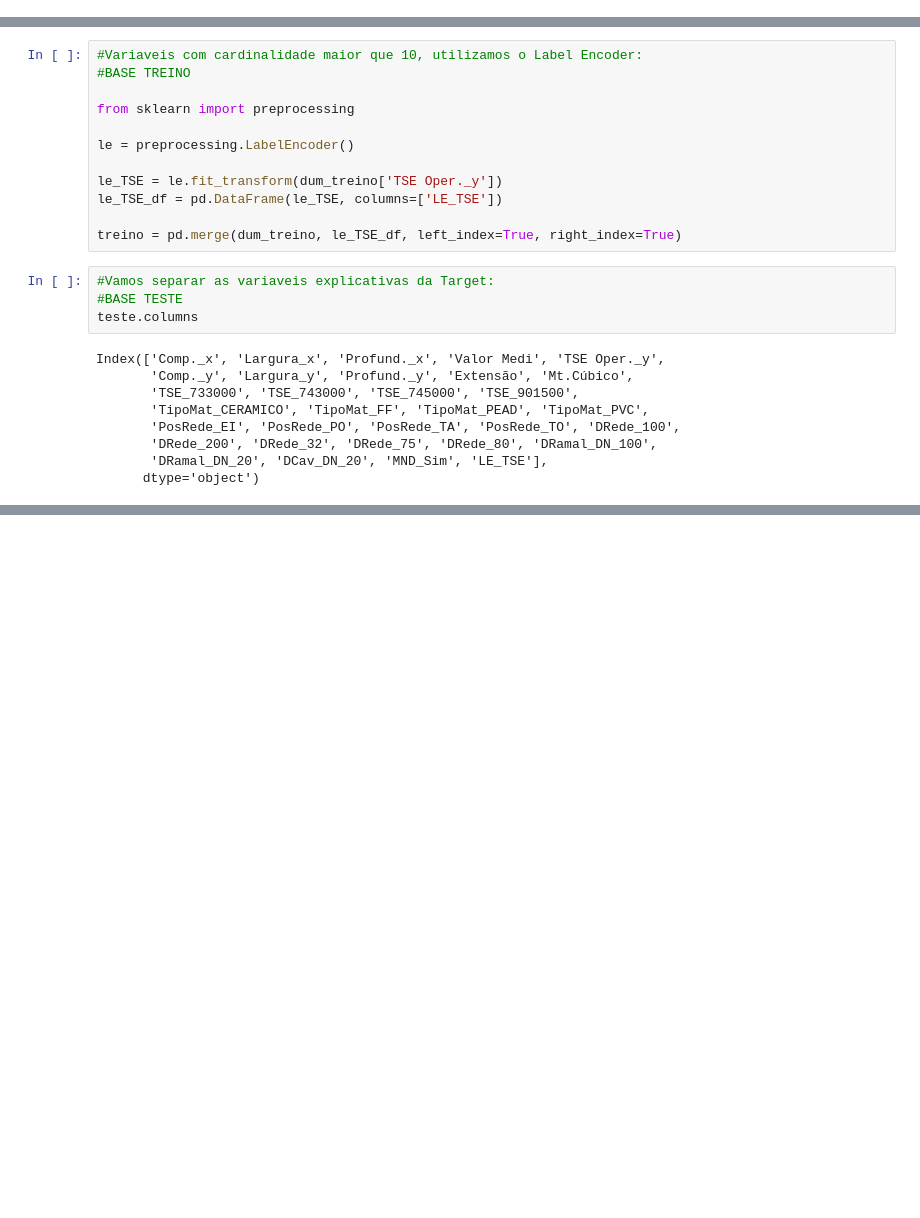
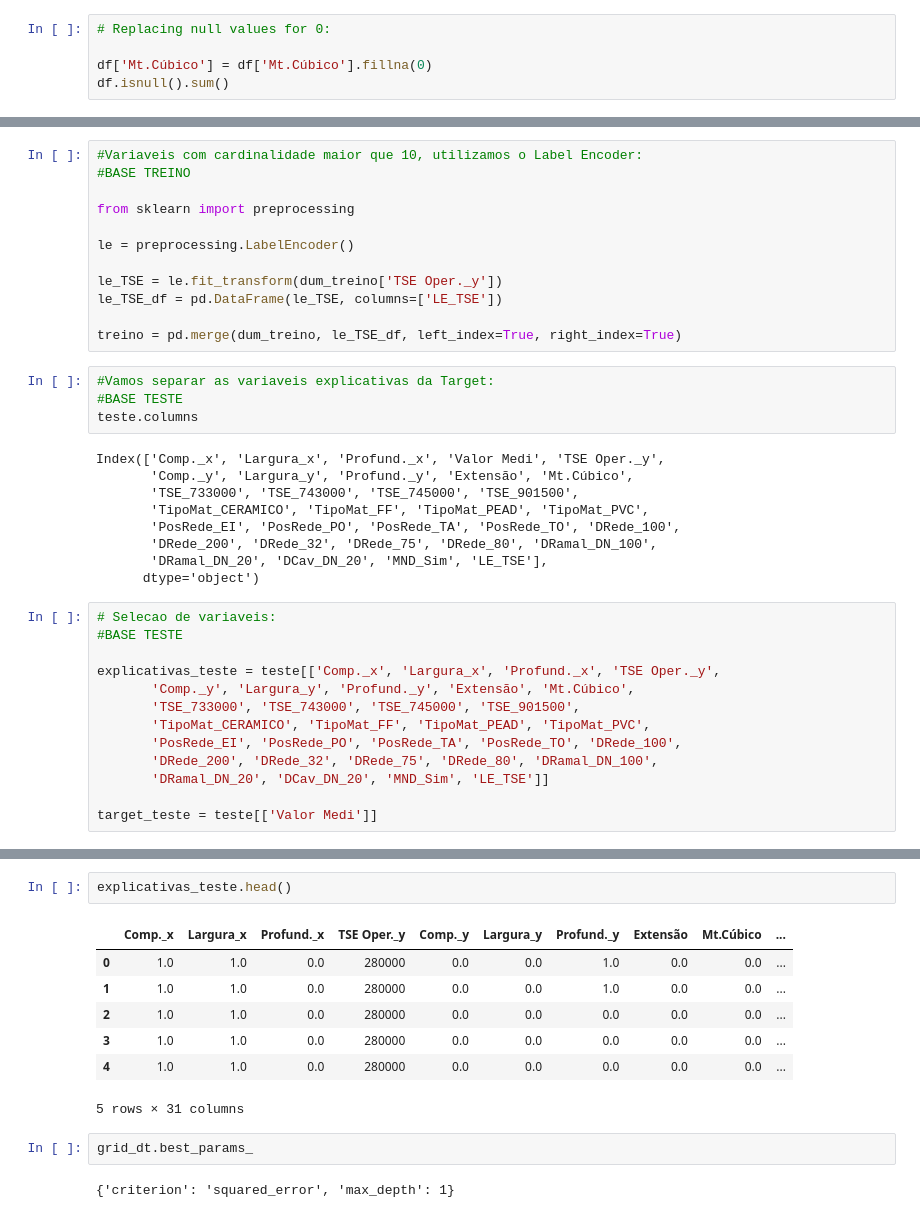
Before and after one commit to eeyamazaki/soebe, a Jupyter notebook: modelo_preditivo_soebe.ipynb, the cells around one changed output, grey strips where cells are left out. Saved outputs shown, nothing was run; the diff lists cells and outputs as text; blank space fills up the shorter version.

```diff
--- a/modelo_preditivo_soebe.ipynb
+++ b/modelo_preditivo_soebe.ipynb
@@ -528,0 +557,5 @@ Index(['Ordem', 'Operação_x', 'TSE Oper._x', 'Un. Adm.', 'Comp._x',
+# %%
+# Replacing null values for 0:
+
+df['Mt.Cúbico'] = df['Mt.Cúbico'].fillna(0)
+df.isnull().sum()
@@ -784,3 +835,16 @@ Index(['Comp._x', 'Largura_x', 'Profund._x', 'Valor Medi', 'TSE Oper._y',
        'DRede_200', 'DRede_32', 'DRede_75', 'DRede_80', 'DRamal_DN_100',
        'DRamal_DN_20', 'DCav_DN_20', 'MND_Sim', 'LE_TSE'],
       dtype='object')
+# %%
+# Selecao de variaveis:
+#BASE TESTE
+
+explicativas_teste = teste[['Comp._x', 'Largura_x', 'Profund._x', 'TSE Oper._y',
+       'Comp._y', 'Largura_y', 'Profund._y', 'Extensão', 'Mt.Cúbico',
+       'TSE_733000', 'TSE_743000', 'TSE_745000', 'TSE_901500',
+       'TipoMat_CERAMICO', 'TipoMat_FF', 'TipoMat_PEAD', 'TipoMat_PVC',
+       'PosRede_EI', 'PosRede_PO', 'PosRede_TA', 'PosRede_TO', 'DRede_100',
+       'DRede_200', 'DRede_32', 'DRede_75', 'DRede_80', 'DRamal_DN_100',
+       'DRamal_DN_20', 'DCav_DN_20', 'MND_Sim', 'LE_TSE']]
+
+target_teste = teste[['Valor Medi']]
@@ -786,0 +994,14 @@ Index(['Comp._x', 'Largura_x', 'Profund._x', 'Valor Medi', 'TSE Oper._y',
+# %%
+explicativas_teste.head()
+# %% [output]
+|  | Comp._x | Largura_x | Profund._x | TSE Oper._y | Comp._y | Largura_y | Profund._y | Extensão | Mt.Cúbico | ... |
+| 0 | 1.0 | 1.0 | 0.0 | 280000 | 0.0 | 0.0 | 1.0 | 0.0 | 0.0 | ... |
+| 1 | 1.0 | 1.0 | 0.0 | 280000 | 0.0 | 0.0 | 1.0 | 0.0 | 0.0 | ... |
+| 2 | 1.0 | 1.0 | 0.0 | 280000 | 0.0 | 0.0 | 0.0 | 0.0 | 0.0 | ... |
+| 3 | 1.0 | 1.0 | 0.0 | 280000 | 0.0 | 0.0 | 0.0 | 0.0 | 0.0 | ... |
+| 4 | 1.0 | 1.0 | 0.0 | 280000 | 0.0 | 0.0 | 0.0 | 0.0 | 0.0 | ... |
+5 rows × 31 columns
+# %%
+grid_dt.best_params_
+# %% [output]
+{'criterion': 'squared_error', 'max_depth': 1}
```
Also changed, not shown: parts of 18 cells of this notebook.
